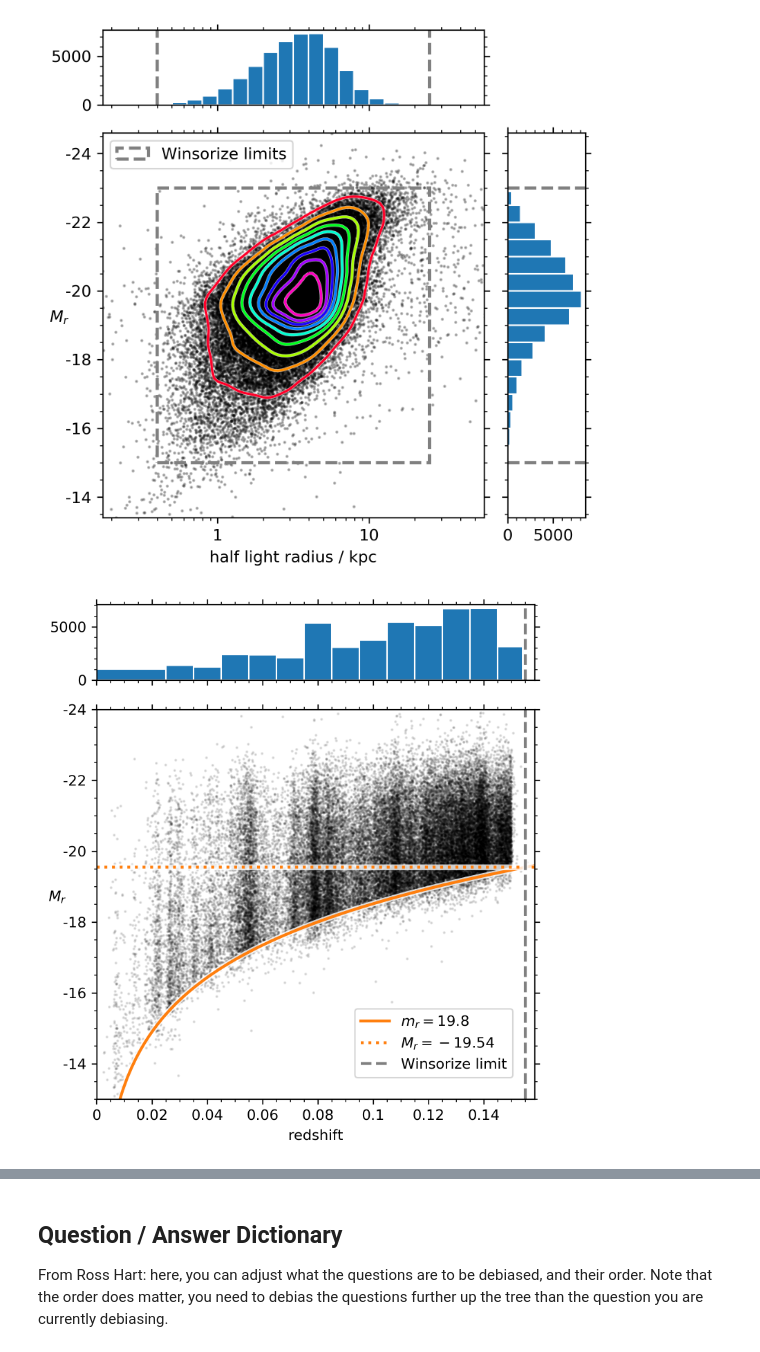
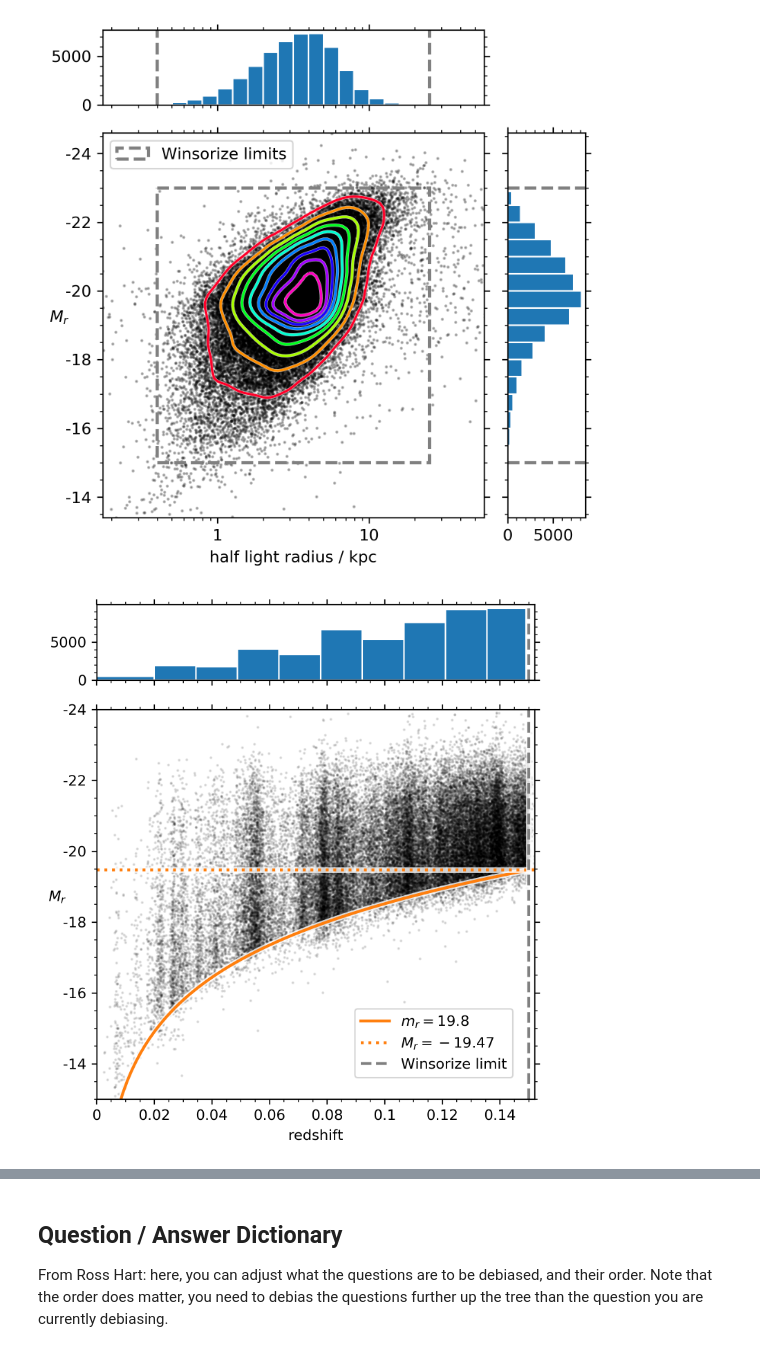
Before and after one commit to leeskelvin/gamakidsgz, a Jupyter notebook: outputs/debiasing/debiasing.ipynb, the cells around one changed output, grey strips where cells are left out. Cells and saved outputs as stored; diff of their text form; code cells hidden in the pictures.

```diff
--- a/outputs/debiasing/debiasing.ipynb
+++ b/outputs/debiasing/debiasing.ipynb
@@ -113,0 +105,17 @@ data = join(vfCat,evCat,keys=IDCol[0],metadata_conflicts='silent')
+# %%
+# z to dist
+def z_to_dist(z):
+    cosmo = FlatLambdaCDM(H0=70, Om0=0.3)
+    return cosmo.luminosity_distance(z)
+# %%
+# mag to Mag
+def mag_to_Mag(mag, z):
+    D = z_to_dist(z)
+    Mag = mag - 5*(np.log10(D/(u.pc))-1)
+    return Mag
+# %%
+# read in tabular data
+gama_cln = Table.read(input_votefrac_cat)
+gama_ext = Table.read(input_extraval_cat)
+if any(gama_cln[input_votefrac_ID] != gama_ext[input_extraval_ID]):
+    raise ValueError("input catalogues must be row matched!")
@@ -223,11 +275,14 @@ plt.close()
 [figure]
 # %%
 # redshift-magnitude plot
-z = data[zCol]
-mag = data[magCol]
+z = gama_ext[z_column]
+mag = gama_ext[Mr_column]
 winsorColor = 'grey'
-outerZLim = [1e-5, np.max(zBins)+np.diff(zBins)[-1]/3]
+outerZLim = [1e-5, volume_redshift_bounds[-1]+0.002]
+magLim = [Mrhi, Mrlo]
 outerMagLim = [magLim[0]+2, magLim[1]-1]
+MagComplete = mag_to_Mag(survey_mag_limit,
+                         np.max(volume_redshift_bounds))
 lw = 2
 
 fig = plt.figure(figsize=(5,5.5), dpi=dpi)
@@ -245,40 +300,41 @@ ax.set_xlim(outerZLim)
 ax.set_ylim(outerMagLim)
 ax.xaxis.set_major_formatter(fmt)
 ax.yaxis.set_major_formatter(fmt)
 zs = np.linspace(outerZLim[0], outerZLim[1], 101)
-Mlims = mag2Mag(magDepth, zs)
+Mlims = mag_to_Mag(survey_mag_limit, zs)
 ax.plot(zs, Mlims, c='w', lw=lw+2, label='', alpha=0.8)
-ax.plot(zs, Mlims, c=cols[0], lw=lw, label=f'$m_r={magDepth}$')
+ax.plot(zs, Mlims,c=cols[0],lw=lw,label=f'$m_r={survey_mag_limit}$')
 ax.axhline(MagComplete, c='w', ls='solid', lw=lw+2,
            label='', alpha=0.8)
 ax.axhline(MagComplete, c=cols[0], ls='dotted', lw=lw,
            label=f'$M_r={MagComplete:.02f}$')
-ax.axvline(zBins[-1], c='w', ls='solid', lw=lw+2,
+ax.axvline(volume_redshift_bounds[-1], c='w', ls='solid', lw=lw+2,
            label='', alpha=0.8)
-ax.axvline(zBins[-1], c=winsorColor, ls='--', lw=lw,
+ax.axvline(volume_redshift_bounds[-1], c=winsorColor, ls='--',lw=lw,
            label='Winsorize limit')
 ax.legend(loc='lower right', borderaxespad=1.5)
 
 ax = fig.add_subplot(gs[:-4,:])
 ax.minorticks_on()
 ax.tick_params(axis='x', which='both', bottom=True, top=True)
 ax.tick_params(axis='y', which='both', left=True, right=True)
-histZBins = [0]+list(zBins)
-if np.max(zBins) < np.max(z):
+histZBins = [0]+list(np.linspace(volume_redshift_bounds[0],
+                                 volume_redshift_bounds[-1], 10))
+if np.max(volume_redshift_bounds) < np.max(z):
     histZBins += [np.max(z)]
 ax.hist(z, bins=histZBins, log=False, label='',
         edgecolor='white', color=cols[1])
-ax.axvline(zBins[-1], c='w', ls='-', lw=lw+3, label='')
-ax.axvline(zBins[-1], c=winsorColor, ls='--', lw=lw,
+ax.axvline(volume_redshift_bounds[-1],c='w',ls='-',lw=lw+3,label='')
+ax.axvline(volume_redshift_bounds[-1],c=winsorColor,ls='--',lw=lw,
            label='Winsorize limit')
 ax.set_xlim(outerZLim)
 ax.xaxis.set_major_formatter(fmt)
 ax.yaxis.set_major_formatter(fmt)
 ax.set_xticklabels([])
 
 plt.tight_layout()
-plt.savefig(fname=outputDir+'/redshiftmag.png', dpi='figure')
+plt.savefig(fname=outdir+'/redshiftmag.png', dpi='figure')
 plt.show()
 plt.close()
 # %% [output]
-[figure, old version]
+[figure, new version]
```
Also changed, not shown: parts of 36 cells of this notebook, 2 other files.
